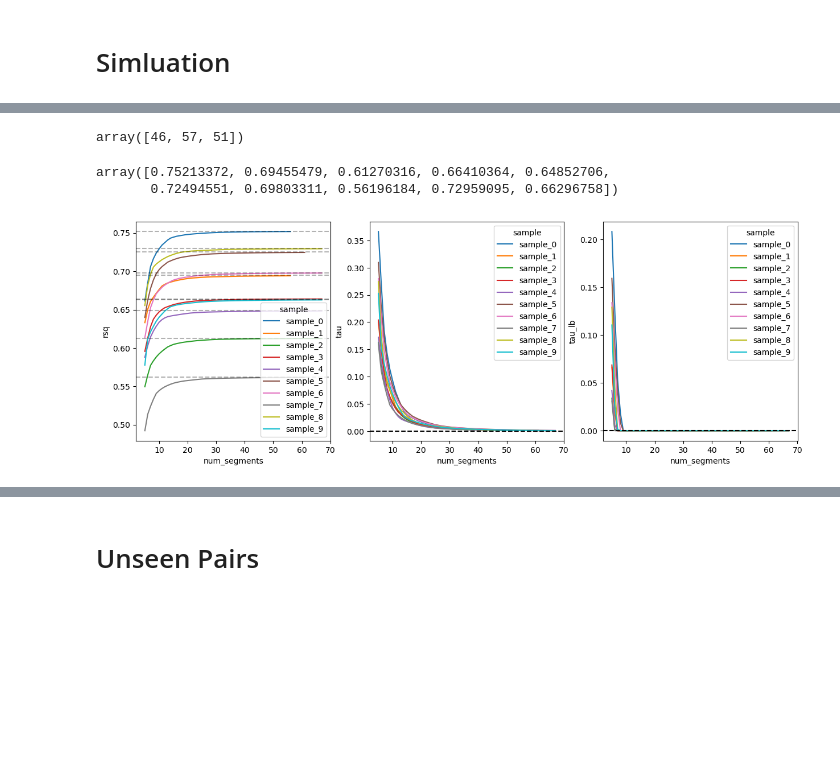
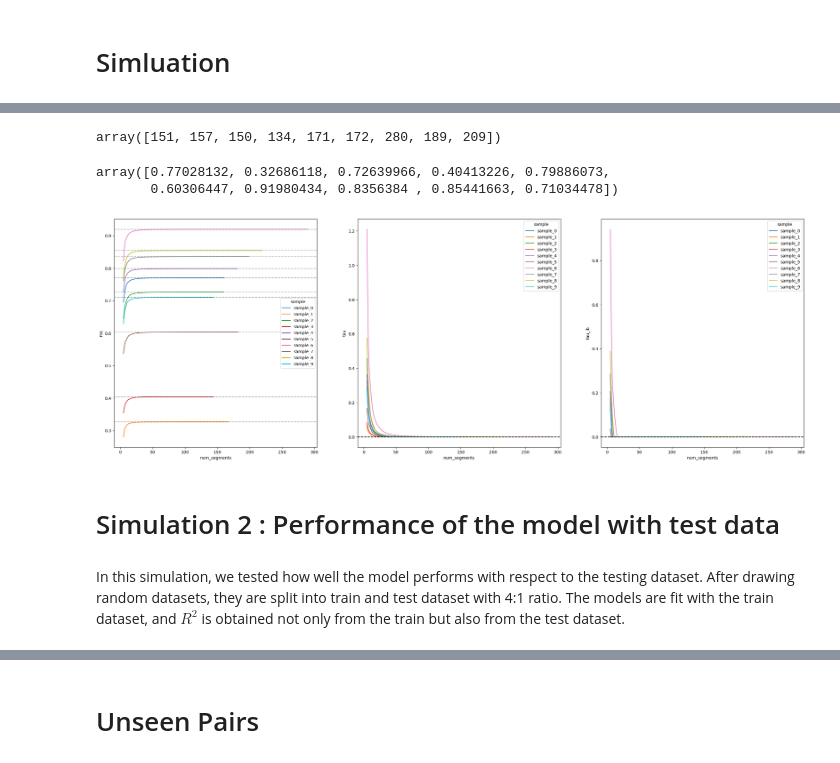
Before and after one commit to leeparkuky/Dissertation, a Jupyter notebook: 4. Clustering.ipynb, the cells around one changed output, grey strips where cells are left out. Saved outputs shown, nothing was run; the diff lists cells and outputs as text; code cells hidden in the pictures; blank space fills up the shorter version.

```diff
--- a/4. Clustering.ipynb
+++ b/4. Clustering.ipynb
@@ -24,7 +24,7 @@ def sim(p, n, sample_name):
     end   = 5
     n = start
     cluster = ClusteredSegmentation(n_clusters = n)
-    for i in trange(start- end + 1, leave = False):
+    for i in range(start- end + 1, leave = False):
         cluster.fit(X, y)
         tau = cluster.tau_metric
         test_result.append((tau.r_sqr, tau.tau_est, tau.tau_LB, tau.q, tau.r_sqf, sample, start - 10))
@@ -49,21 +49,26 @@ result = pd.DataFrame(test_result, columns = columns)
 # %%
 result.true_segment.unique()
 # %% [output]
-array([46, 57, 51])
+array([151, 157, 150, 134, 171, 172, 280, 189, 209])
 # %%
 result.rsq_full.unique()
 # %% [output]
-array([0.75213372, 0.69455479, 0.61270316, 0.66410364, 0.64852706,
-       0.72494551, 0.69803311, 0.56196184, 0.72959095, 0.66296758])
+array([0.77028132, 0.32686118, 0.72639966, 0.40413226, 0.79886073,
+       0.60306447, 0.91980434, 0.8356384 , 0.85441663, 0.71034478])
 # %%
-fig, ax = plt.subplots(1, 3, figsize = (15, 5))
+fig, ax = plt.subplots(1, 3, figsize = (30, 10))
 sns.lineplot(data = result, x = 'num_segments', y = 'rsq', hue = 'sample', ax = ax[0])
 sns.lineplot(data = result, x = 'num_segments', y = 'tau', hue = 'sample', ax = ax[1])
 sns.lineplot(data = result, x = 'num_segments', y = 'tau_lb', hue = 'sample', ax = ax[2])
 for rsq_full in result.rsq_full.unique():
     ax[0].axhline(rsq_full, c = 'black', linestyle = '--', alpha = .3)
 ax[1].axhline(0, c = 'black', linestyle = '--')
 ax[2].axhline(0, c = 'black', linestyle = '--')
+plt.savefig('result.png')
 plt.show()
 # %% [output]
-[figure, old version]
+[figure, new version]
+# %% [markdown]
+# Simulation 2 : Performance of the model with test data
+# %% [markdown]
+In this simulation, we tested how well the model performs with respect to the testing dataset. After drawing random datasets, they are split into train and test dataset with 4:1 ratio. The models are fit with the train dataset, and $R^2$ is obtained not only from the train but also from the test dataset.
```
Also changed, not shown: parts of 9 cells of this notebook, 6 other files.
